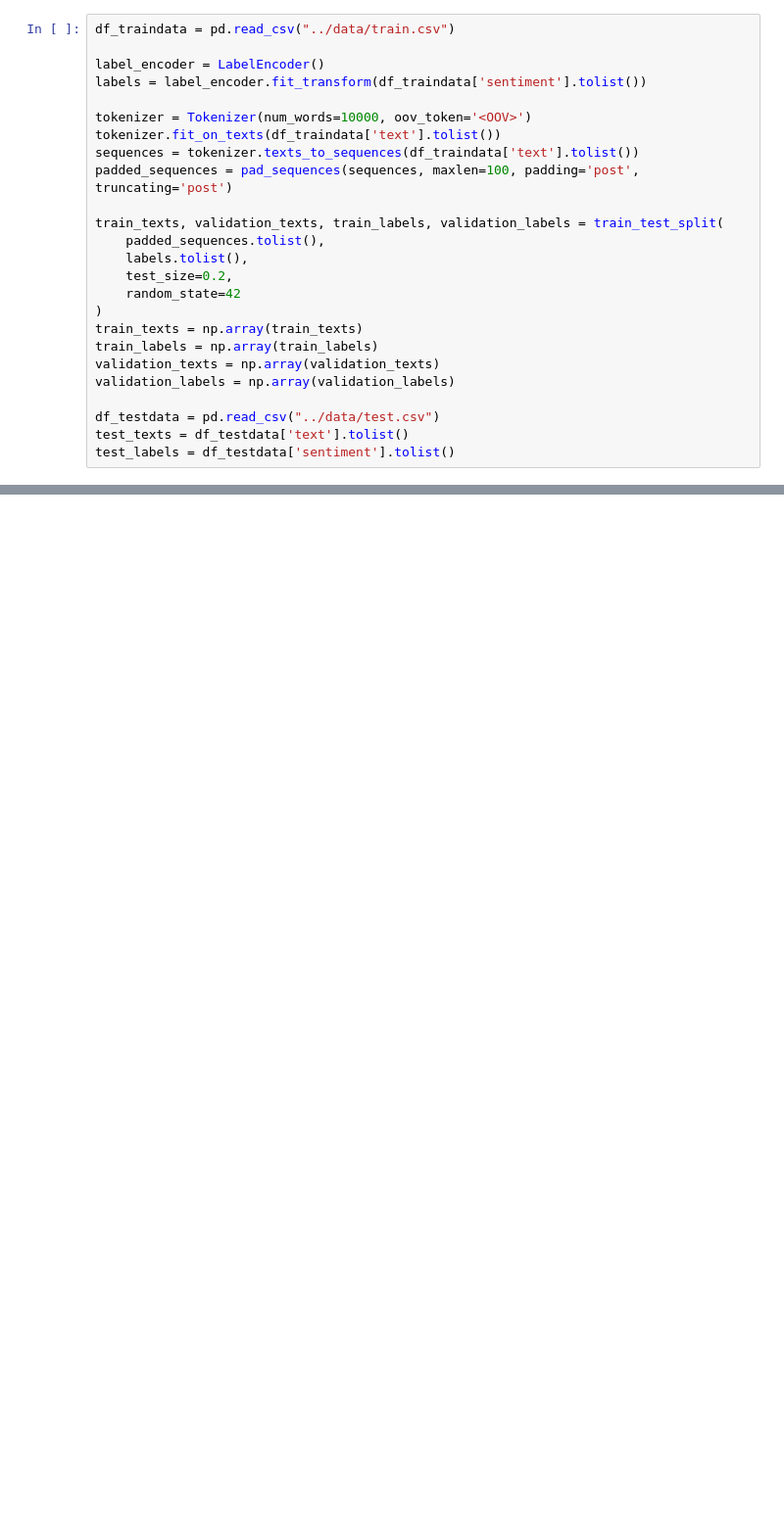
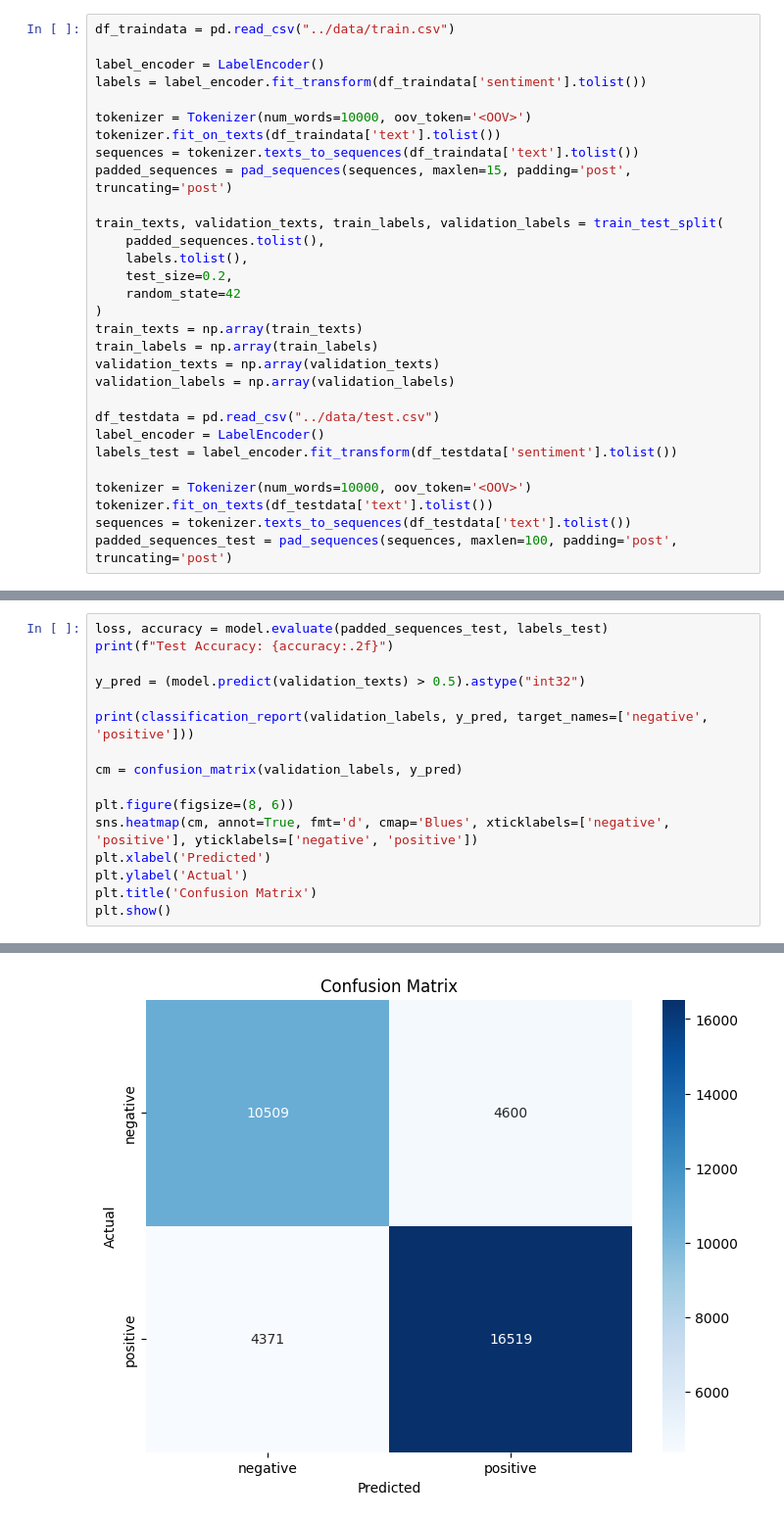
Before and after one commit to SeyaSchmassmann/nlp-project, a Jupyter notebook: models/rnn.ipynb, the cells around one changed output, grey strips where cells are left out. Shown at 98% size. Drawn from its saved outputs; the diff is of its cells as text; blank space fills up the shorter version.

Commit message:
Improved version of rnn model

```diff
--- a/models/rnn.ipynb
+++ b/models/rnn.ipynb
@@ -44,7 +49,7 @@ labels = label_encoder.fit_transform(df_traindata['sentiment'].tolist())
 tokenizer = Tokenizer(num_words=10000, oov_token='<OOV>')
 tokenizer.fit_on_texts(df_traindata['text'].tolist())
 sequences = tokenizer.texts_to_sequences(df_traindata['text'].tolist())
-padded_sequences = pad_sequences(sequences, maxlen=100, padding='post', truncating='post')
+padded_sequences = pad_sequences(sequences, maxlen=15, padding='post', truncating='post')
 
 train_texts, validation_texts, train_labels, validation_labels = train_test_split(
     padded_sequences.tolist(),
@@ -58,8 +63,13 @@ validation_texts = np.array(validation_texts)
 validation_labels = np.array(validation_labels)
 
 df_testdata = pd.read_csv("../data/test.csv")
-test_texts = df_testdata['text'].tolist()
-test_labels = df_testdata['sentiment'].tolist()
+label_encoder = LabelEncoder()
+labels_test = label_encoder.fit_transform(df_testdata['sentiment'].tolist())
+
+tokenizer = Tokenizer(num_words=10000, oov_token='<OOV>')
+tokenizer.fit_on_texts(df_testdata['text'].tolist())
+sequences = tokenizer.texts_to_sequences(df_testdata['text'].tolist())
+padded_sequences_test = pad_sequences(sequences, maxlen=100, padding='post', truncating='post')
 # %%
 model = Sequential([
     Embedding(input_dim=10000, output_dim=64),
@@ -81,0 +107,17 @@ Epoch 1/10
+# %%
+loss, accuracy = model.evaluate(padded_sequences_test, labels_test)
+print(f"Test Accuracy: {accuracy:.2f}")
+
+y_pred = (model.predict(validation_texts) > 0.5).astype("int32")
+
+print(classification_report(validation_labels, y_pred, target_names=['negative', 'positive']))
+
+cm = confusion_matrix(validation_labels, y_pred)
+
+plt.figure(figsize=(8, 6))
+sns.heatmap(cm, annot=True, fmt='d', cmap='Blues', xticklabels=['negative', 'positive'], yticklabels=['negative', 'positive'])
+plt.xlabel('Predicted')
+plt.ylabel('Actual')
+plt.title('Confusion Matrix')
+plt.show()
+# %% [output]
@@ -81,0 +135 @@ Epoch 1/10
+[figure, added]
```
Also changed, not shown: parts of 4 cells of this notebook.
